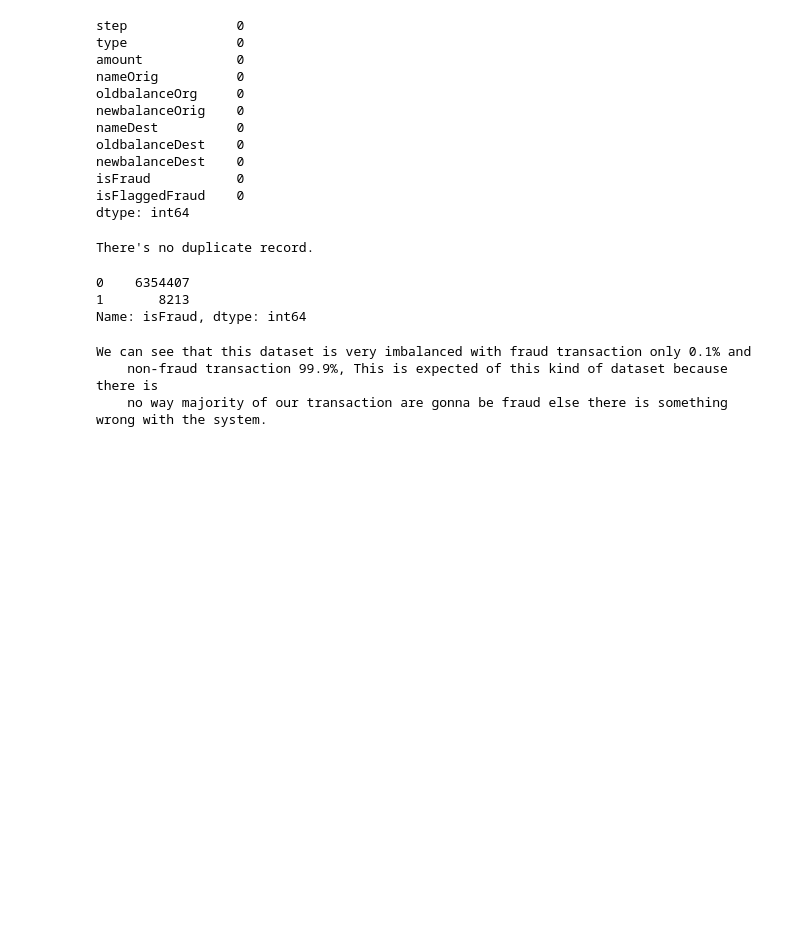
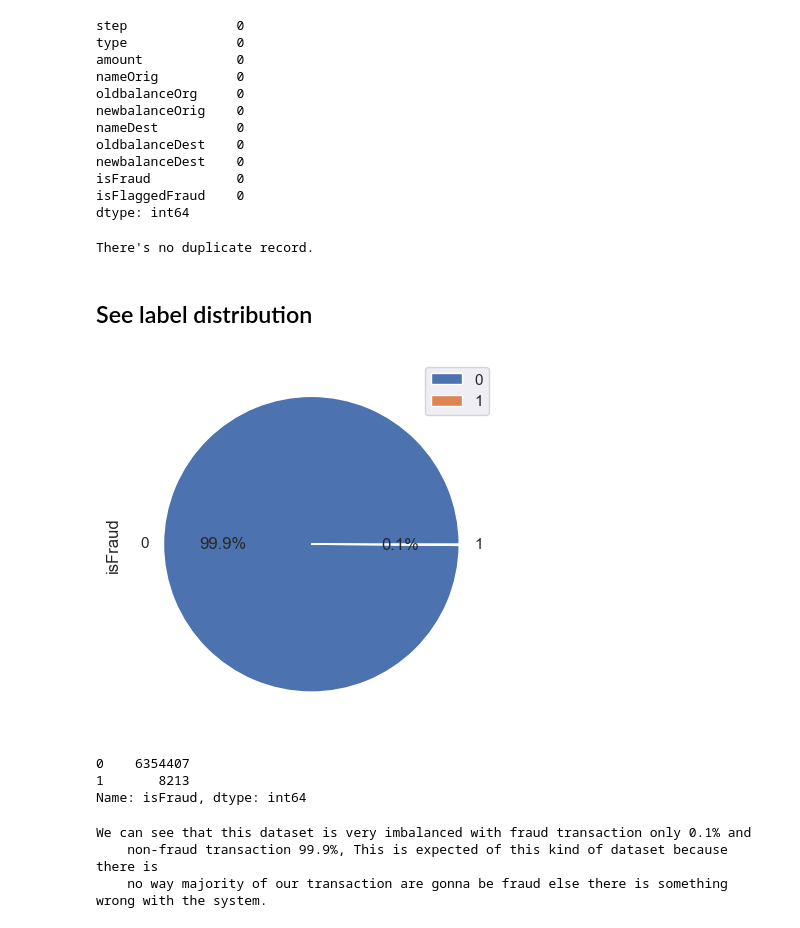
Before and after one commit to blitzkz23/online-payments-fraud-detection, a Jupyter notebook: notebooks/exploration.ipynb, the cells around one changed output. Drawn from its saved outputs; the diff is of its cells as text; code cells hidden in the pictures; blank space fills up the shorter version.

```diff
--- a/notebooks/exploration.ipynb
+++ b/notebooks/exploration.ipynb
@@ -119,13 +119,19 @@ else:
     print(f'Duplicates record found: {duplicates}')
 # %% [output]
 There's no duplicate record.
-# %%
-# See label distribution
-payment_fraud_df['isFraud'].value_counts()
-# %% [output]
-0    6354407
-1       8213
-Name: isFraud, dtype: int64
+# %% [markdown]
+## See label distribution
+# %%
+payment_fraud_df['isFraud'].value_counts().plot(kind='pie', legend=payment_fraud_df['isFraud'].value_counts, autopct='%1.1f%%', )
+plt.show()
+# %% [output]
+[figure, added]
+# %%
+payment_fraud_df['isFraud'].value_counts()
+# %% [output]
+0    6354407
+1       8213
+Name: isFraud, dtype: int64
 # %%
 fraud_percentage = (8213/6362620)*100
 nonfraud_percentage = (6354407/6362620)*100
```
Also changed, not shown: parts of 2 cells of this notebook, 1 other file.
